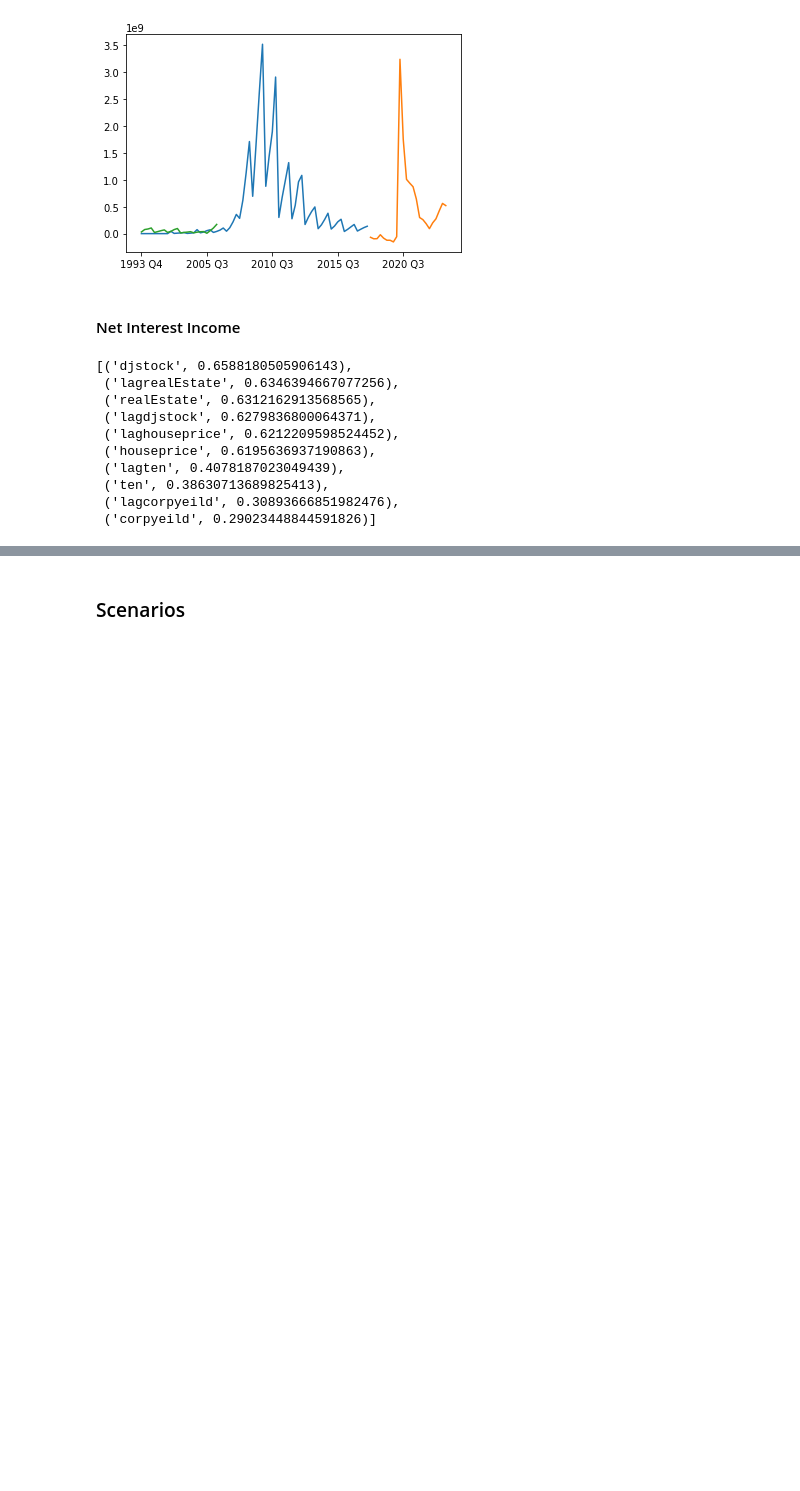
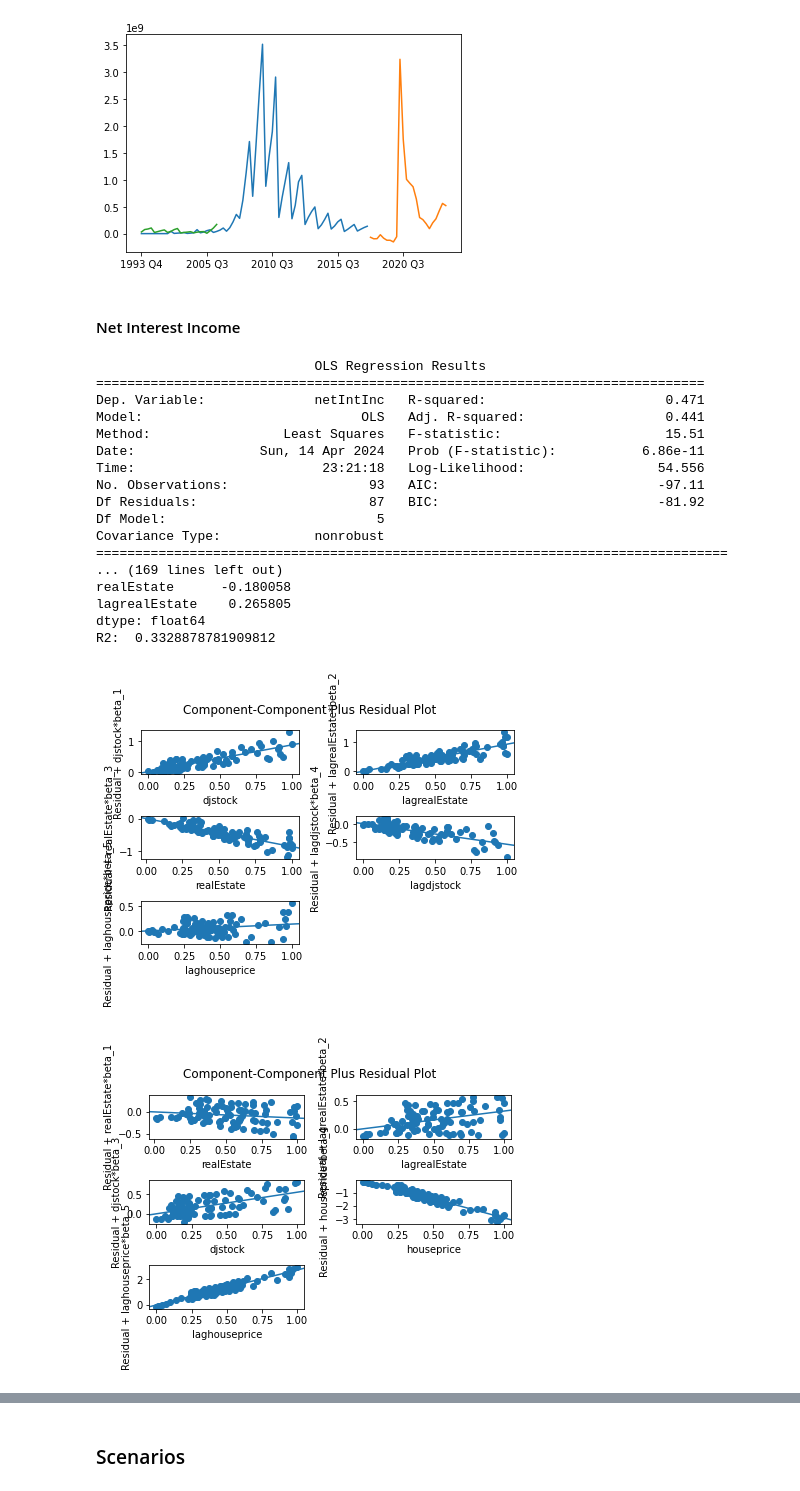
Before and after one commit to su-mana-s/Banking-and-Finance, a Jupyter notebook: src/models/scenario.ipynb, the cells around one changed output, grey strips where cells are left out. Cells and saved outputs as stored; diff of their text form; code cells hidden in the pictures; blank space fills up the shorter version.

```diff
--- a/src/models/scenario.ipynb
+++ b/src/models/scenario.ipynb
@@ -315,21 +315,3 @@ plt.show()
 # also, you have the major csv left - fin basic:)
 # %% [markdown]
 #### Net Interest Income
-# %%
-pred_df = pred_df.rename(columns={'Net interest income': 'netIntInc'})
-target = 'Net interest income'
-train = pred_df.iloc[:70,:] # inelegant:))
-test = pred_df.iloc[70:,:]
-
-ranks[target]
-# %% [output]
-[('djstock', 0.6588180505906143),
- ('lagrealEstate', 0.6346394667077256),
- ('realEstate', 0.6312162913568565),
- ('lagdjstock', 0.6279836800064371),
- ('laghouseprice', 0.6212209598524452),
- ('houseprice', 0.6195636937190863),
- ('lagten', 0.4078187023049439),
- ('ten', 0.38630713689825413),
- ('lagcorpyeild', 0.30893666851982476),
- ('corpyeild', 0.29023448844591826)]
@@ -335,0 +350,61 @@ ranks[target]
+# %%
+targets_ppnr = {'Net interest income':'netIntInc', 'Total noninterest income':'nonIntInc',
+                'Total noninterest expense':'nonIntExp', 'Additional Noninterest Income':'addNonIntInc',
+                'Additional noninterest expense':'addNonIntExp'}
+targets_ptni = {'Pre-tax net operating income': 'preTaxOperInc',
+                    'Provision for loan and lease losses':'loanProvisions',
+                    'Net gains (losses) on sales of loans':'creditLosses',
+                    'Securities gains (losses)':'securityLosses',
+                    'Net gains (losses) on sales of other assets (excluding securities)':'otherLosses'}
+target_d = targets_ppnr # what d you want to predict
+pred_df = pred_df.rename(columns=target_d)
+pred_df = pred_df.loc[:,~pred_df.columns.duplicated()].copy()
+pred_df['addNonIntInc'] = pd.to_numeric(pred_df['addNonIntInc'])
+pred_df['addNonIntExp'] = pd.to_numeric(pred_df['addNonIntExp'])
+
+scaler1 = MinMaxScaler()
+norm_pred = scaler1.fit_transform(pred_df)
+norm_df = pd.DataFrame(norm_pred, columns=pred_df.columns)
+
+
+tars = [k for k, v in target_d.items()]
+targets = [v for k, v in target_d.items()]
+preds = []
+for i in range(len(tars)):
+    target = targets[i]
+    tar = tars[i]
+    regressors = [ranks[tar][i][0] for i in range(5)]
+    sev, sup = pred_component(norm_df, target, regressors)
+
+    colid = pred_df.columns.get_loc(target)
+    scale = MinMaxScaler()
+    scale.min_, scale.scale_ = scaler1.min_[colid], scaler1.scale_[colid]
+
+    sev_arr = np.array(sev).reshape(-1, 1)
+    sev = scale.inverse_transform(sev_arr)
+    sup_arr = np.array(sup).reshape(-1, 1)
+    sup = scale.inverse_transform(sup_arr)
+
+    preds.append(( target, sev, sup))
+
+# return preds, targets
+# %% [output]
+                            OLS Regression Results
+==============================================================================
+Dep. Variable:              netIntInc   R-squared:                       0.471
+Model:                            OLS   Adj. R-squared:                  0.441
+Method:                 Least Squares   F-statistic:                     15.51
+Date:                Sun, 14 Apr 2024   Prob (F-statistic):           6.86e-11
+Time:                        23:21:18   Log-Likelihood:                 54.556
+No. Observations:                  93   AIC:                            -97.11
+Df Residuals:                      87   BIC:                            -81.92
+Df Model:                           5
+Covariance Type:            nonrobust
+=================================================================================
+... (169 lines left out)
+realEstate      -0.180058
+lagrealEstate    0.265805
+dtype: float64
+R2:  0.3328878781909812
+[figure, added]
+[figure, added]
```
Also changed, not shown: parts of 30 cells of this notebook, 20 other files.
